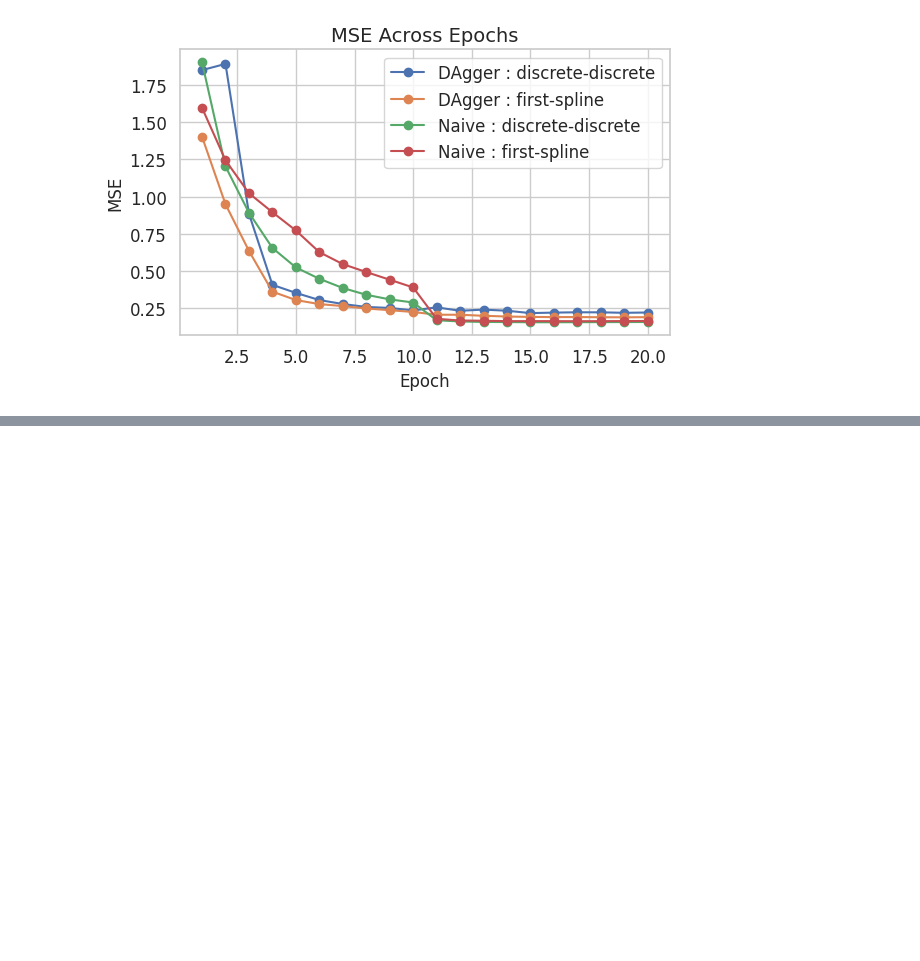
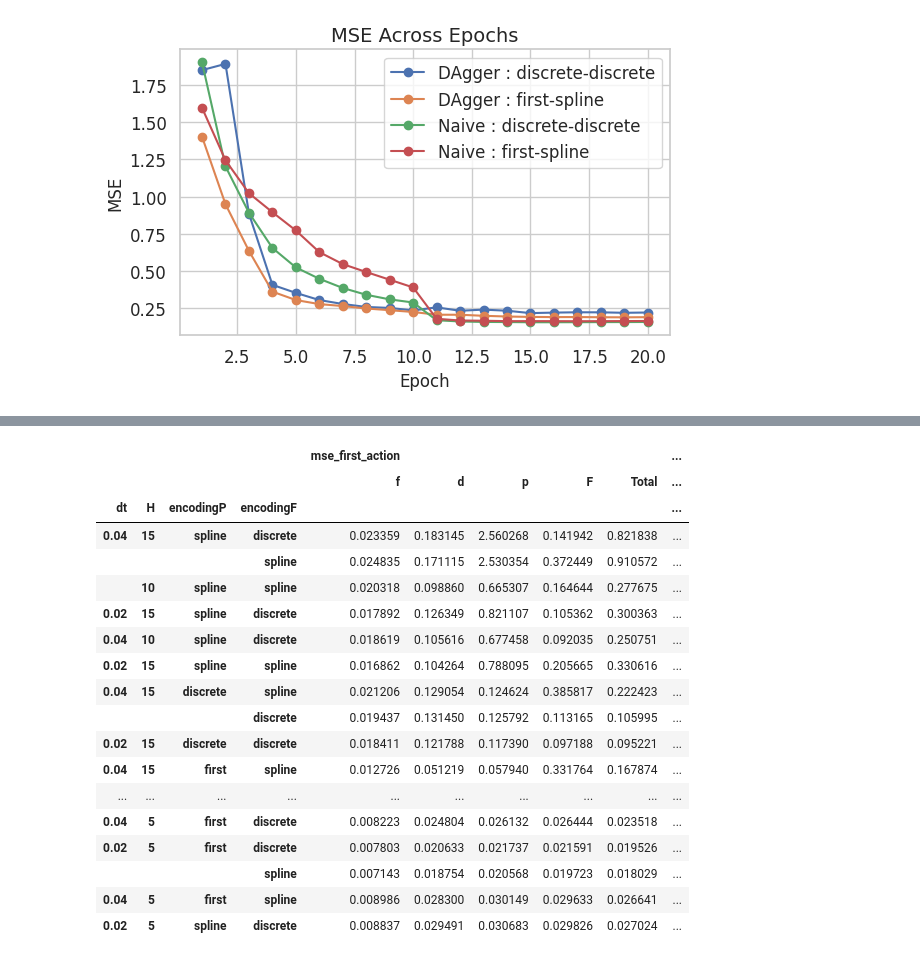
Before and after one commit to Batou1406/dls_orbit_bat_private, a Jupyter notebook: source/extensions/omni.isaac.lab_tasks/omni/isaac/lab_tasks/manager_based/locomotion/model_based/thesis_image.ipynb, the cells around one changed output, grey strips where cells are left out. Saved outputs shown, nothing was run; the diff lists cells and outputs as text; code cells hidden in the pictures; blank space fills up the shorter version.

```diff
--- a/source/extensions/omni.isaac.lab_tasks/omni/isaac/lab_tasks/manager_based/locomotion/model_based/thesis_image.ipynb
+++ b/source/extensions/omni.isaac.lab_tasks/omni/isaac/lab_tasks/manager_based/locomotion/model_based/thesis_image.ipynb
@@ -1519,0 +1669,22 @@ plt.show()
+# %%
+display(result_df.sort_values(by='scaled reward'))
+# %% [output]
+|  |  |  |  | mse_first_action |  |  |  |  | ... |
+|  |  |  |  | f | d | p | F | Total | ... |
+| dt | H | encodingP | encodingF |  |  |  |  |  | ... |
+| 0.04 | 15 | spline | discrete | 0.023359 | 0.183145 | 2.560268 | 0.141942 | 0.821838 | ... |
+|  |  |  | spline | 0.024835 | 0.171115 | 2.530354 | 0.372449 | 0.910572 | ... |
+|  | 10 | spline | spline | 0.020318 | 0.098860 | 0.665307 | 0.164644 | 0.277675 | ... |
+| 0.02 | 15 | spline | discrete | 0.017892 | 0.126349 | 0.821107 | 0.105362 | 0.300363 | ... |
+| 0.04 | 10 | spline | discrete | 0.018619 | 0.105616 | 0.677458 | 0.092035 | 0.250751 | ... |
+| 0.02 | 15 | spline | spline | 0.016862 | 0.104264 | 0.788095 | 0.205665 | 0.330616 | ... |
+| 0.04 | 15 | discrete | spline | 0.021206 | 0.129054 | 0.124624 | 0.385817 | 0.222423 | ... |
+|  |  |  | discrete | 0.019437 | 0.131450 | 0.125792 | 0.113165 | 0.105995 | ... |
+| 0.02 | 15 | discrete | discrete | 0.018411 | 0.121788 | 0.117390 | 0.097188 | 0.095221 | ... |
+| 0.04 | 15 | first | spline | 0.012726 | 0.051219 | 0.057940 | 0.331764 | 0.167874 | ... |
+| ... | ... | ... | ... | ... | ... | ... | ... | ... | ... |
+| 0.04 | 5 | first | discrete | 0.008223 | 0.024804 | 0.026132 | 0.026444 | 0.023518 | ... |
+| 0.02 | 5 | first | discrete | 0.007803 | 0.020633 | 0.021737 | 0.021591 | 0.019526 | ... |
+|  |  |  | spline | 0.007143 | 0.018754 | 0.020568 | 0.019723 | 0.018029 | ... |
+| 0.04 | 5 | first | spline | 0.008986 | 0.028300 | 0.030149 | 0.029633 | 0.026641 | ... |
+| 0.02 | 5 | spline | discrete | 0.008837 | 0.029491 | 0.030683 | 0.029826 | 0.027024 | ... |
```
Also changed, not shown: parts of 7 cells of this notebook, 3 other files.
